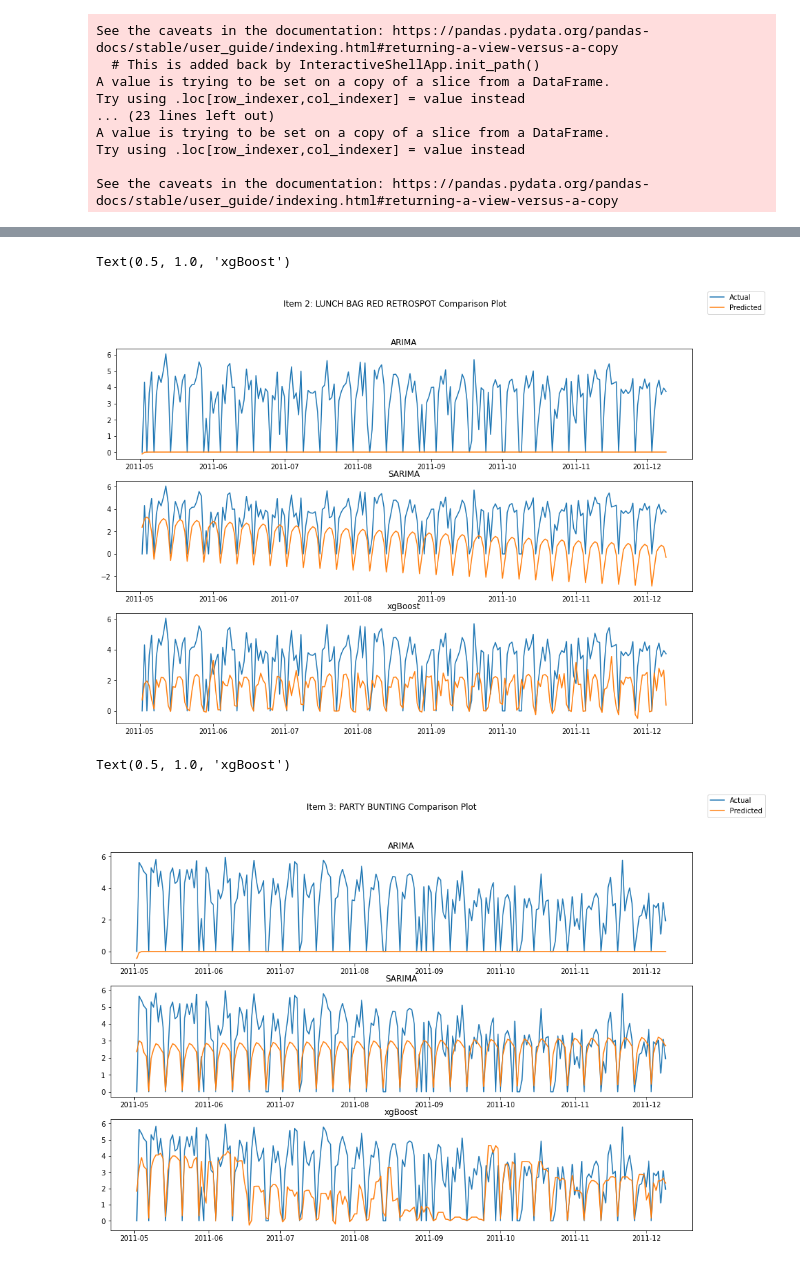
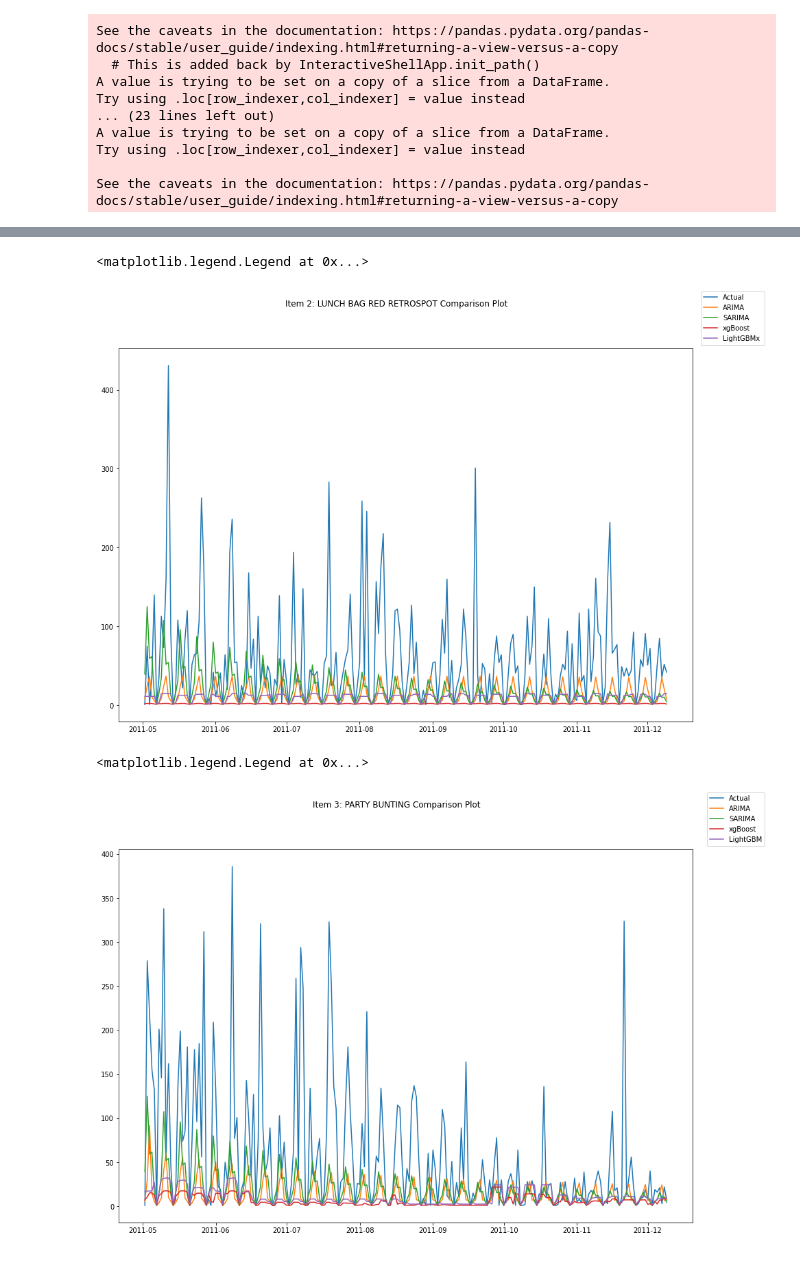
Before and after one commit to Abdul1Abdi/CIND820-Project, a Jupyter notebook: Project Notebook.ipynb, the cells around one changed output, grey strips where cells are left out. Drawn from its saved outputs; the diff is of its cells as text; code cells hidden in the pictures.

```diff
--- a/Project Notebook.ipynb
+++ b/Project Notebook.ipynb
@@ -529,0 +775,24 @@ testForecasts["xgBoost Forecast 5 White"]=xgboostModel5Forecast
+# %%
+#Creates LightGBM Model and Forecast
+lgbModel1= lgb.LGBMRegressor(n_estimators= 100, learning_rate= 0.01, max_depth= 8).fit(xTrain1, yTrain1, eval_set= [(xTrain1, yTrain1), (xTest1, yTest1)], early_stopping_rounds= 50, verbose= False)
+lgbModel1Forecast= np.exp(lgbModel1.predict(xTest1))
+
+lgbModel2= lgb.LGBMRegressor(n_estimators= 100, learning_rate= 0.01, max_depth= 8).fit(xTrain2, yTrain2, eval_set= [(xTrain2, yTrain2), (xTest2, yTest2)], early_stopping_rounds= 50, verbose= False)
+lgbModel2Forecast= np.exp(lgbModel2.predict(xTest2))
+
+lgbModel3= lgb.LGBMRegressor(n_estimators= 100, learning_rate= 0.01, max_depth= 8).fit(xTrain3, yTrain3, eval_set= [(xTrain3, yTrain3), (xTest3, yTest3)], early_stopping_rounds= 50, verbose= False)
+lgbModel3Forecast= np.exp(lgbModel3.predict(xTest3))
+
+lgbModel4= lgb.LGBMRegressor(n_estimators= 100, learning_rate= 0.01, max_depth= 8).fit(xTrain2, yTrain2, eval_set= [(xTrain4, yTrain4), (xTest4, yTest4)], early_stopping_rounds= 50, verbose= False)
+lgbModel4Forecast= np.exp(lgbModel4.predict(xTest4))
+
+lgbModel5= lgb.LGBMRegressor(n_estimators= 100, learning_rate= 0.01, max_depth= 8).fit(xTrain2, yTrain2, eval_set= [(xTrain5, yTrain5), (xTest5, yTest5)], early_stopping_rounds= 50, verbose= False)
+lgbModel5Forecast= np.exp(lgbModel5.predict(xTest5))
+# %%
+#Add LightGBM column to forecast dataframe
+testForecasts["LightGBM Forecast 1 Jumbo"]=lgbModel1Forecast
+testForecasts["LightGBM Forecast 2 Lunch"]=lgbModel2Forecast
+testForecasts["LightGBM Forecast 3 Party"]=lgbModel3Forecast
+testForecasts["LightGBM Forecast 4 Regency"]=lgbModel4Forecast
+testForecasts["LightGBM Forecast 5 White"]=lgbModel5Forecast
+testForecasts
@@ -674,38 +1008,28 @@ Text(0.5, 1.0, 'xgBoost')
 # %%
 #Graph of predicted valeus vs actual values for Item 2
-fig, (ax1,ax2,ax3)= plt.subplots(3,figsize=(15,10))
+fig, ax= plt.subplots(figsize=(15,10))
 fig.suptitle('Item 2: LUNCH BAG RED RETROSPOT Comparison Plot')
-ax1.plot(test.iloc[:,1])
-ax1.plot(arimaModel2Forecast)
-ax1.set_title("ARIMA")
-fig.legend(["Actual", "Predicted"])
-ax2.plot(test.iloc[:,1])
-ax2.plot(sarimaModel2Forecast)
-ax2.set_title("SARIMA")
-ax3.plot(test.iloc[:,1])
-ax3.plot(testForecasts['xgBoost Forecast 2 Lunch'])
-# ax3.plot(xgboostModel1Forecast)
-ax3.set_title("xgBoost")
+ax.plot(np.exp(test.iloc[:,1]),label = "Actual")
+ax.plot(testForecasts['ARIMA Forecast 2 Lunch'],label = "ARIMA")
+ax.plot(testForecasts['SARIMA Forecast 2 Lunch'],label = "SARIMA")
+ax.plot(testForecasts['xgBoost Forecast 2 Lunch'],label = "xgBoost")
+ax.plot(testForecasts['LightGBM Forecast 2 Lunch'],label = "LightGBM")
+fig.legend()
 # %% [output]
-Text(0.5, 1.0, 'xgBoost')
+<matplotlib.legend.Legend at 0x...>
-[figure, old version]
+[figure, new version]
 # %%
 #Graph of predicted valeus vs actual values for Item 3
-fig, (ax1,ax2,ax3)= plt.subplots(3,figsize=(15,10))
+fig, ax= plt.subplots(figsize=(15,10))
 fig.suptitle('Item 3: PARTY BUNTING Comparison Plot')
-ax1.plot(test.iloc[:,2])
-ax1.plot(arimaModel3Forecast)
-ax1.set_title("ARIMA")
-fig.legend(["Actual", "Predicted"])
-ax2.plot(test.iloc[:,2])
-ax2.plot(sarimaModel3Forecast)
-ax2.set_title("SARIMA")
-ax3.plot(test.iloc[:,2])
-ax3.plot(testForecasts['xgBoost Forecast 3 Party'])
-# ax3.plot(xgboostModel1Forecast)
-ax3.set_title("xgBoost")
+ax.plot(np.exp(test.iloc[:,2]),label = "Actual")
+ax.plot(testForecasts['ARIMA Forecast 3 Party'],label = "ARIMA")
+ax.plot(testForecasts['SARIMA Forecast 3 Party'],label = "SARIMA")
+ax.plot(testForecasts['xgBoost Forecast 3 Party'],label = "xgBoost")
+ax.plot(testForecasts['LightGBM Forecast 3 Party'],label = "LightGBM")
+fig.legend()
 # %% [output]
-Text(0.5, 1.0, 'xgBoost')
+<matplotlib.legend.Legend at 0x...>
-[figure, old version]
+[figure, new version]
 # %%
 #Graph of predicted valeus vs actual values for Item 4
```
Also changed, not shown: parts of 52 cells of this notebook.
